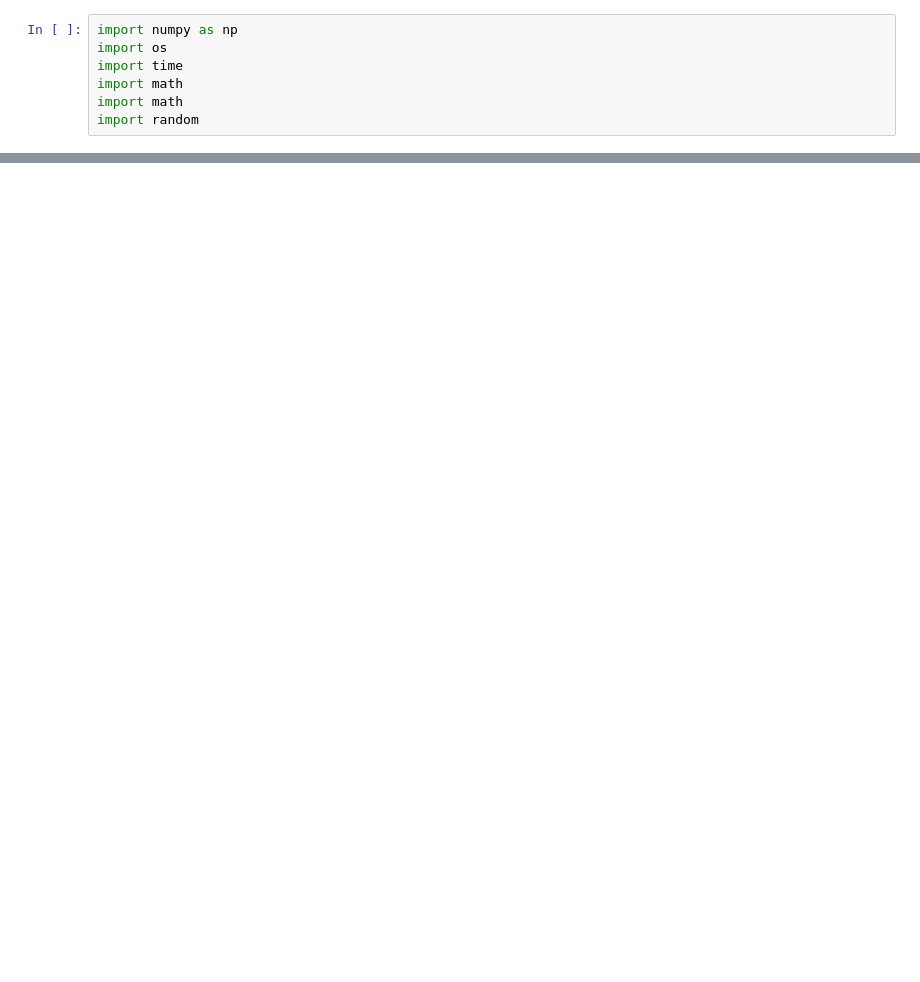
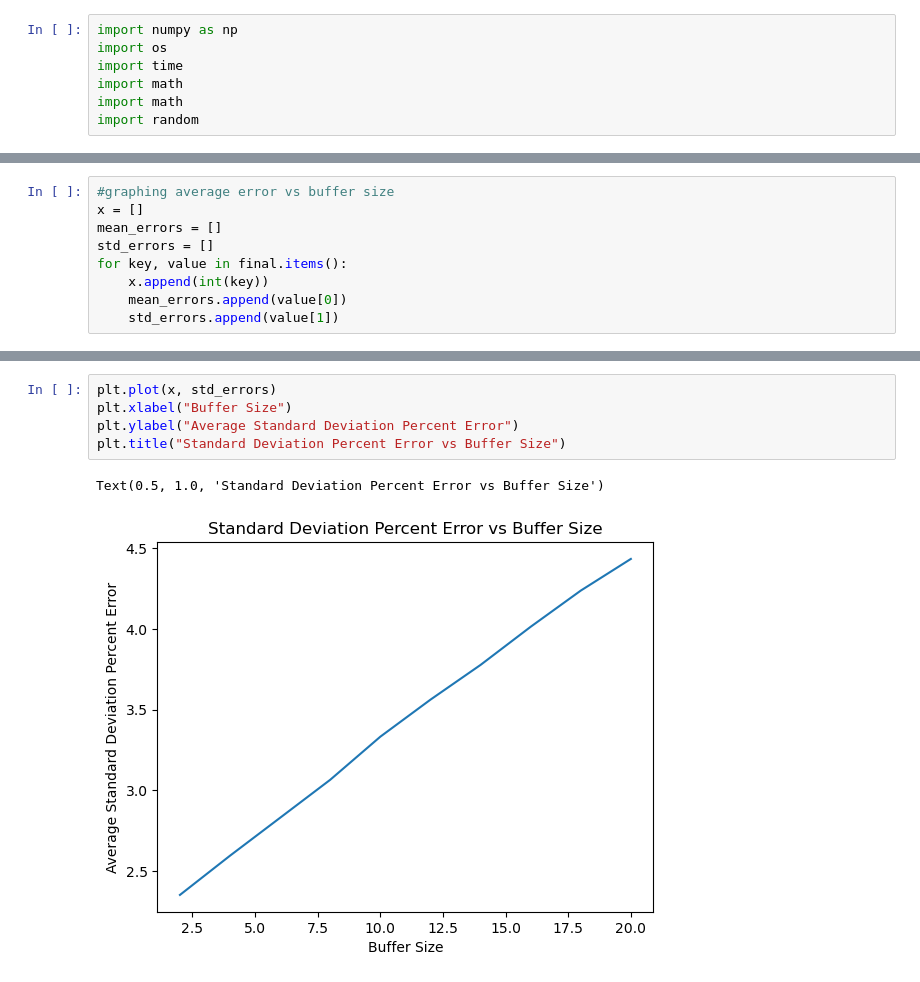
Before and after one commit to rdsza/RobustEstimators, a Jupyter notebook: Image_alg.ipynb, the cells around one changed output, grey strips where cells are left out. Cells and saved outputs as stored; diff of their text form; blank space fills up the shorter version.

```diff
--- a/Image_alg.ipynb
+++ b/Image_alg.ipynb
@@ -252,0 +226,9 @@ array([ 1.05080775, -0.85254991, -0.24243951,  1.39000669,  1.42797718,
+# %%
+#graphing average error vs buffer size
+x = []
+mean_errors = []
+std_errors = []
+for key, value in final.items():
+    x.append(int(key))
+    mean_errors.append(value[0])
+    std_errors.append(value[1])
@@ -252,0 +243,8 @@ array([ 1.05080775, -0.85254991, -0.24243951,  1.39000669,  1.42797718,
+# %%
+plt.plot(x, std_errors)
+plt.xlabel("Buffer Size")
+plt.ylabel("Average Standard Deviation Percent Error")
+plt.title("Standard Deviation Percent Error vs Buffer Size")
+# %% [output]
+Text(0.5, 1.0, 'Standard Deviation Percent Error vs Buffer Size')
+[figure, added]
```
Also changed, not shown: parts of 37 cells of this notebook.
